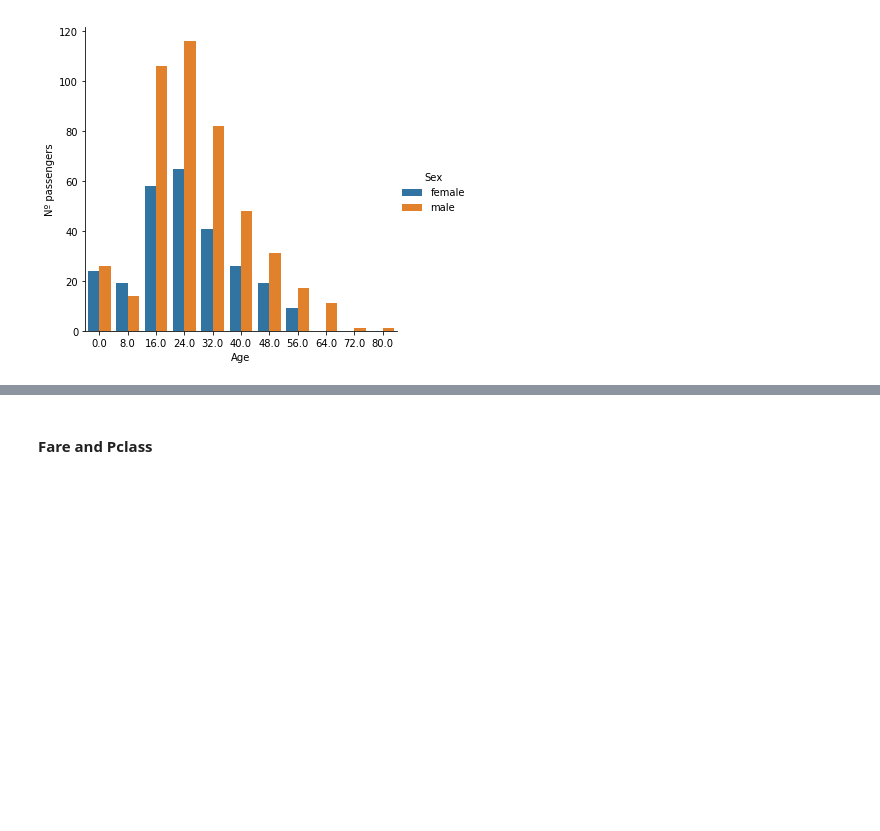
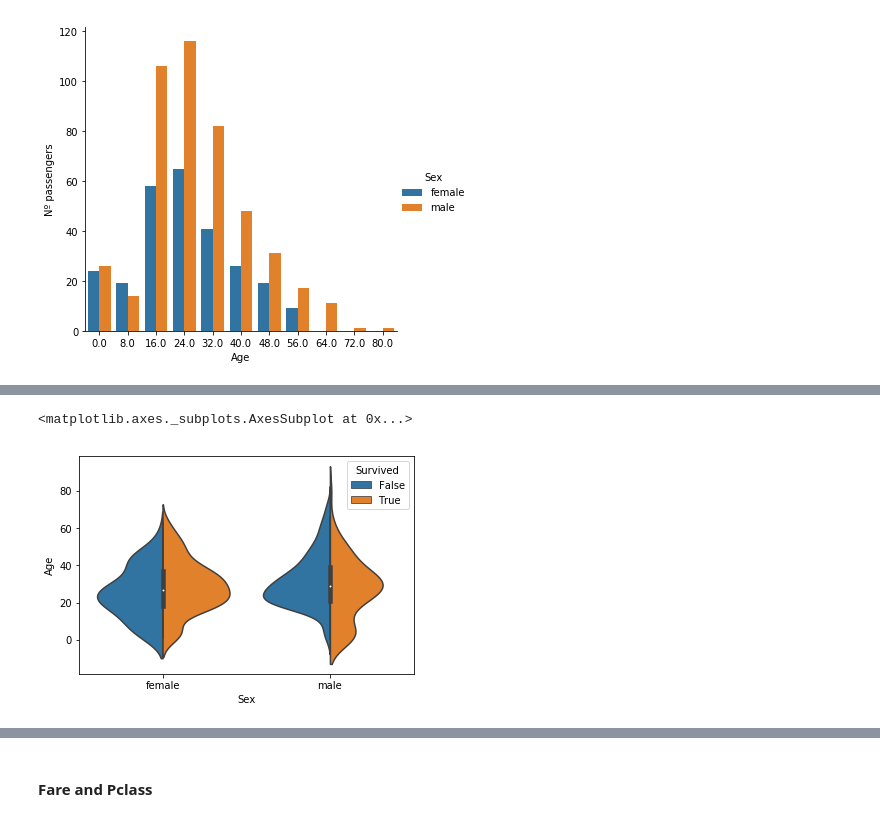
Before and after one commit to brudini/Titanic-Kaggle, a Jupyter notebook: titanic.ipynb, the cells around one changed output, grey strips where cells are left out. Drawn from its saved outputs; the diff is of its cells as text; code cells hidden in the pictures; blank space fills up the shorter version.

```diff
--- a/titanic.ipynb
+++ b/titanic.ipynb
@@ -548,0 +560,5 @@ plot_hue_survived(train_df,"Age","Sex",10)
+# %%
+sns.violinplot("Sex","Age", hue="Survived", data=train_df,split=True)
+# %% [output]
+<matplotlib.axes._subplots.AxesSubplot at 0x...>
+[figure, added]
```
Also changed, not shown: parts of 54 cells of this notebook.
